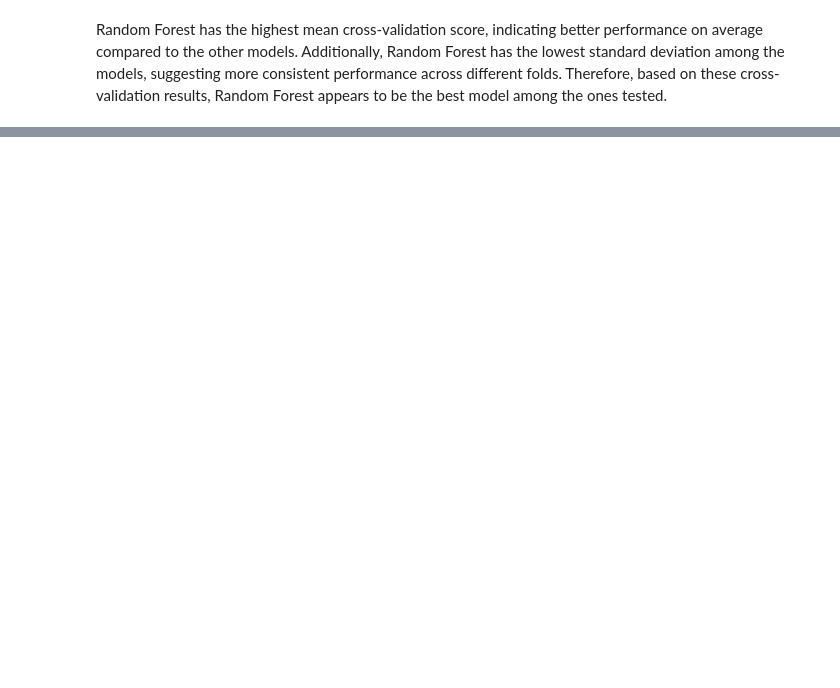
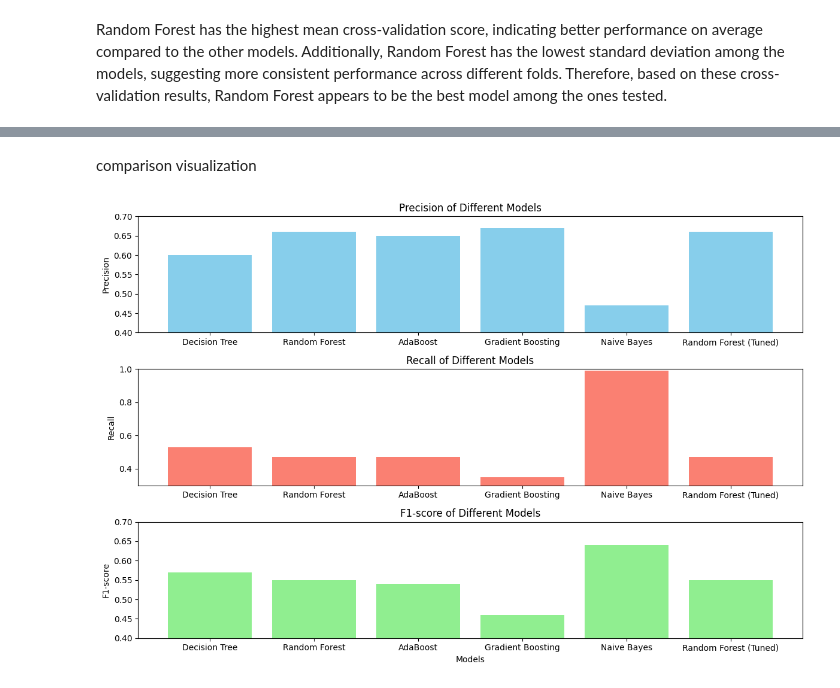
Before and after one commit to jameskoli/terrystopsdataset, a Jupyter notebook: index.ipynb, the cells around one changed output, grey strips where cells are left out. Cells and saved outputs as stored; diff of their text form; code cells hidden in the pictures; blank space fills up the shorter version.

Commit message:
did hyperparameter tuning and comparison

```diff
--- a/index.ipynb
+++ b/index.ipynb
@@ -402,0 +584,42 @@ for name, model in models.items():
+# %% [markdown]
+comparison visualization
+# %%
+import matplotlib.pyplot as plt
+
+# Models and their evaluation metrics
+models = ['Decision Tree', 'Random Forest', 'AdaBoost', 'Gradient Boosting', 'Naive Bayes', 'Random Forest (Tuned)']
+
+# Evaluation metrics for each model
+precision = [0.60, 0.66, 0.65, 0.67, 0.47, 0.66]
+recall = [0.53, 0.47, 0.47, 0.35, 0.99, 0.47]
+f1_score = [0.57, 0.55, 0.54, 0.46, 0.64, 0.55]
+
+# Plotting
+plt.figure(figsize=(12, 8))
+
+# Precision
+plt.subplot(3, 1, 1)
+plt.bar(models, precision, color='skyblue')
+plt.title('Precision of Different Models')
+plt.ylabel('Precision')
+plt.ylim(0.4, 0.7)
+
+# Recall
+plt.subplot(3, 1, 2)
+plt.bar(models, recall, color='salmon')
+plt.title('Recall of Different Models')
+plt.ylabel('Recall')
+plt.ylim(0.3, 1.0)
+
+# F1-score
+plt.subplot(3, 1, 3)
+plt.bar(models, f1_score, color='lightgreen')
+plt.title('F1-score of Different Models')
+plt.xlabel('Models')
+plt.ylabel('F1-score')
+plt.ylim(0.4, 0.7)
+
+plt.tight_layout()
+plt.show()
+# %% [output]
+[figure, added]
```
Also changed, not shown: parts of 16 cells of this notebook.
